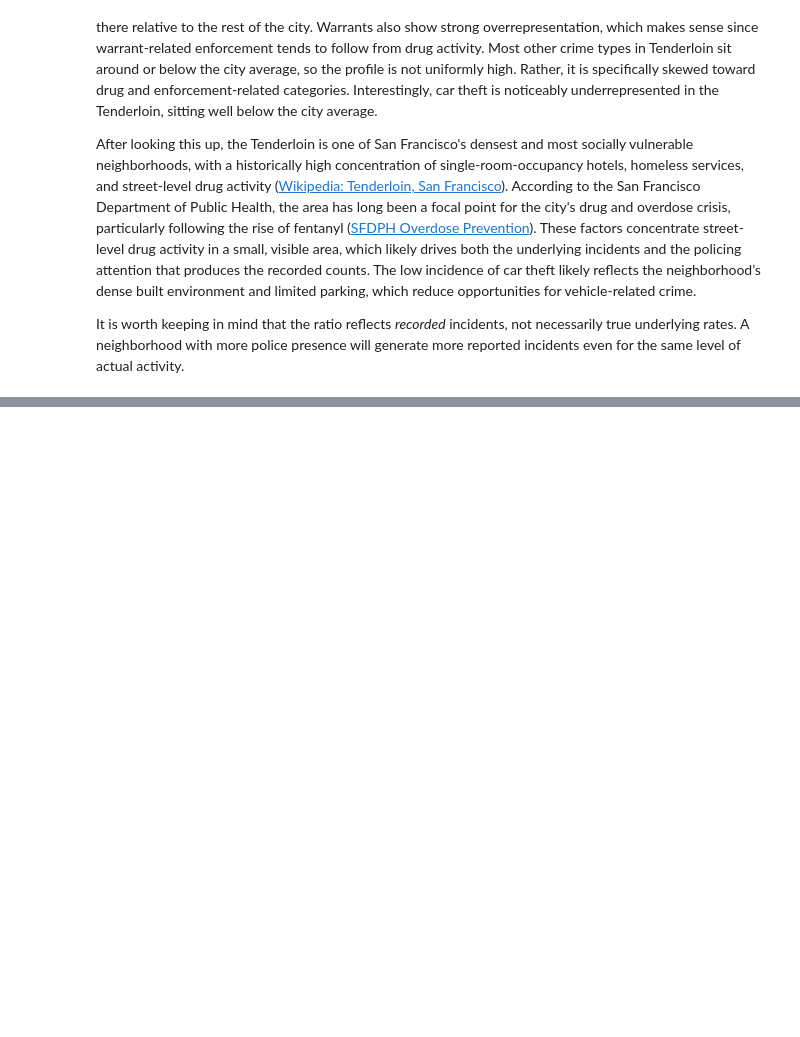
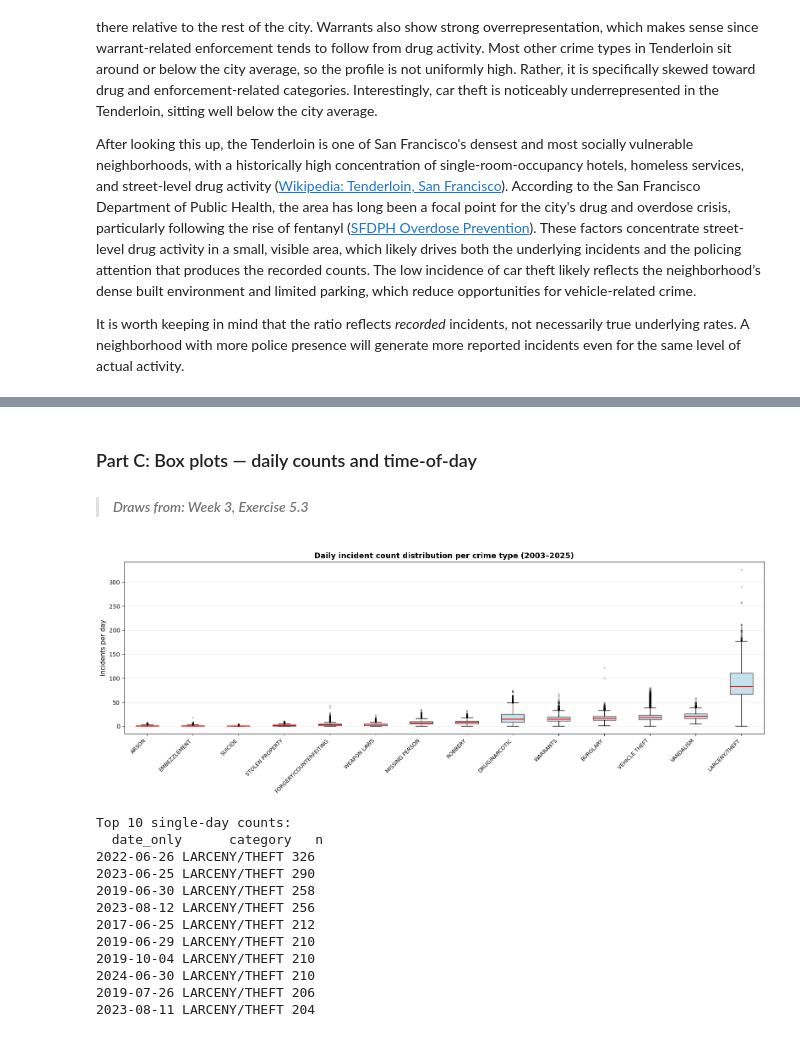
Before and after one commit to Slupon/Project_Socialdata, a Jupyter notebook: Assignment1_socialdata.ipynb, the cells around one changed output, grey strips where cells are left out. Cells and saved outputs as stored; diff of their text form; code cells hidden in the pictures; blank space fills up the shorter version.

```diff
--- a/Assignment1_socialdata.ipynb
+++ b/Assignment1_socialdata.ipynb
@@ -949,0 +1063,64 @@ Draws from: Week 3, Exercises 2.1 and 2.2.
+# %% [markdown]
+### Part C: Box plots — daily counts and time-of-day
+
+> #### *Draws from: Week 3, Exercise 5.3*
+# %%
+# Part C-1: box plots of daily crime counts per category
+merged["date_only"] = merged["datetime"].dt.date
+
+daily_counts = (
+    merged
+    .dropna(subset=["date_only", "category"])
+    .groupby(["date_only", "category"])
+    .size()
+    .reset_index(name="n")
+)
+
+# Order categories by median daily count (ascending)
+crime_order_daily = (
+    daily_counts.groupby("category")["n"]
+    .median()
+    .sort_values()
+    .index.tolist()
+)
+
+data_arrays_daily = [
+    daily_counts.loc[daily_counts["category"] == c, "n"].values
+    for c in crime_order_daily
+]
+
+fig, ax = plt.subplots(figsize=(16, 6))
+ax.boxplot(
+    data_arrays_daily,
+    vert=True,
+    patch_artist=True,
+    boxprops=dict(facecolor="lightblue", alpha=0.7),
+    medianprops=dict(color="red", linewidth=1.5),
+    flierprops=dict(marker="o", markersize=2, alpha=0.3),
+    whis=1.5,
+)
+ax.set_xticks(range(1, len(crime_order_daily) + 1))
+ax.set_xticklabels(crime_order_daily, rotation=45, ha="right", fontsize=9)
+ax.set_ylabel("Incidents per day", fontsize=11)
+ax.set_title("Daily incident count distribution per crime type (2003–2025)", fontsize=13, fontweight="bold")
+ax.grid(axis="y", alpha=0.25)
+plt.tight_layout()
+plt.show()
+
+# Show top outlier days
+top_days = daily_counts.sort_values("n", ascending=False).head(10).reset_index(drop=True)
+print("Top 10 single-day counts:\n", top_days.to_string(index=False))
+# %% [output]
+[figure, added]
+Top 10 single-day counts:
+  date_only      category   n
+2022-06-26 LARCENY/THEFT 326
+2023-06-25 LARCENY/THEFT 290
+2019-06-30 LARCENY/THEFT 258
+2023-08-12 LARCENY/THEFT 256
+2017-06-25 LARCENY/THEFT 212
+2019-06-29 LARCENY/THEFT 210
+2019-10-04 LARCENY/THEFT 210
+2024-06-30 LARCENY/THEFT 210
+2019-07-26 LARCENY/THEFT 206
+2023-08-11 LARCENY/THEFT 204
```
Also changed, not shown: parts of 9 cells of this notebook.
